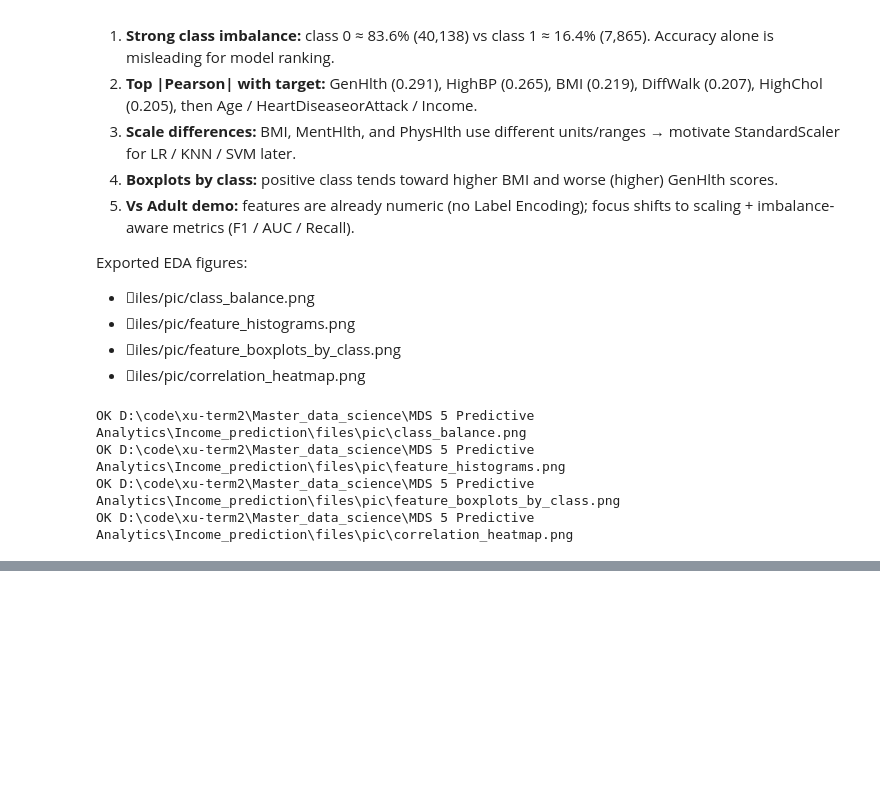
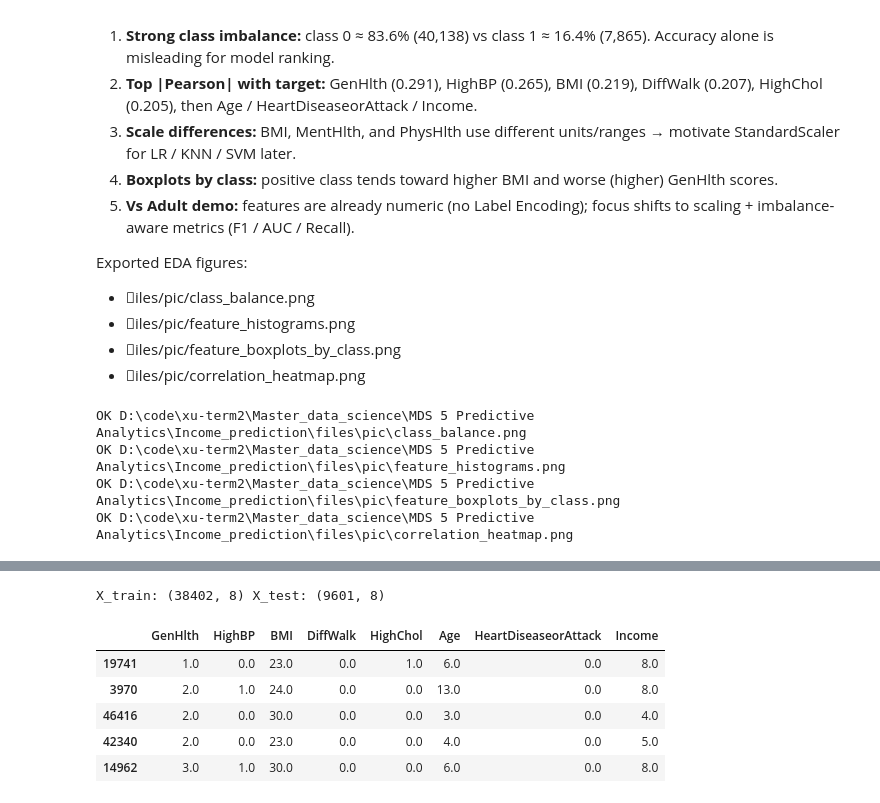
Before and after one commit to nikk909/mds5_Income_prediction, a Jupyter notebook: diabetes_ml_benchmark.ipynb, the cells around one changed output, grey strips where cells are left out. Saved outputs shown, nothing was run; the diff lists cells and outputs as text; code cells hidden in the pictures; blank space fills up the shorter version.

```diff
--- a/diabetes_ml_benchmark.ipynb
+++ b/diabetes_ml_benchmark.ipynb
@@ -293,0 +299,23 @@ OK D:\code\xu-term2\Master_data_science\MDS 5 Predictive Analytics\Income_predic
+# %%
+# 1. Stratified train/test split (80/20) BEFORE feature selection
+# 先划分再选特征，避免用全数据相关造成泄漏
+from sklearn.model_selection import train_test_split
+
+TOP_K = 8  # 本项目特征约 21 个；对齐课程 Top-k，取 8
+
+feature_cols_all = [c for c in df.columns if c != TARGET]
+X_all = df[feature_cols_all]
+y = df[TARGET]
+
+X_train_all, X_test_all, y_train, y_test = train_test_split(
+    X_all,
+    y,
+    test_size=0.2,
+    stratify=y,
+    random_state=RANDOM_STATE,
+)
+
+print("Train:", X_train_all.shape, "Test:", X_test_all.shape)
+print("Train class ratio:")
+print(y_train.value_counts(normalize=True).sort_index().round(4))
+print("random_state:", RANDOM_STATE, "| TOP_K:", TOP_K)
@@ -293,0 +330,11 @@ OK D:\code\xu-term2\Master_data_science\MDS 5 Predictive Analytics\Income_predic
+# %%
+# 2. Rank features by |Pearson| with target on the TRAINING set only
+train_tmp = X_train_all.copy()
+train_tmp[TARGET] = y_train.values
+corr_train = train_tmp.corr(method="pearson")[TARGET].drop(TARGET)
+abs_corr = corr_train.abs().sort_values(ascending=False)
+
+top_features = abs_corr.head(TOP_K).index.tolist()
+print(f"Top {TOP_K} selected features (train-only Pearson):")
+print(top_features)
+print(abs_corr.head(TOP_K).round(4))
@@ -293,0 +377,14 @@ OK D:\code\xu-term2\Master_data_science\MDS 5 Predictive Analytics\Income_predic
+# %%
+# 4. Filter X to Top-K features only（对齐老师 notebook 的 filter 步骤）
+X_train = X_train_all[top_features]
+X_test = X_test_all[top_features]
+print("X_train:", X_train.shape, "X_test:", X_test.shape)
+X_train.head()
+# %% [output]
+X_train: (38402, 8) X_test: (9601, 8)
+|  | GenHlth | HighBP | BMI | DiffWalk | HighChol | Age | HeartDiseaseorAttack | Income |
+| 19741 | 1.0 | 0.0 | 23.0 | 0.0 | 1.0 | 6.0 | 0.0 | 8.0 |
+| 3970 | 2.0 | 1.0 | 24.0 | 0.0 | 0.0 | 13.0 | 0.0 | 8.0 |
+| 46416 | 2.0 | 0.0 | 30.0 | 0.0 | 0.0 | 3.0 | 0.0 | 4.0 |
+| 42340 | 2.0 | 0.0 | 23.0 | 0.0 | 0.0 | 4.0 | 0.0 | 5.0 |
+| 14962 | 3.0 | 1.0 | 30.0 | 0.0 | 0.0 | 6.0 | 0.0 | 8.0 |
```
Also changed, not shown: parts of 7 cells of this notebook, 2 other files.
